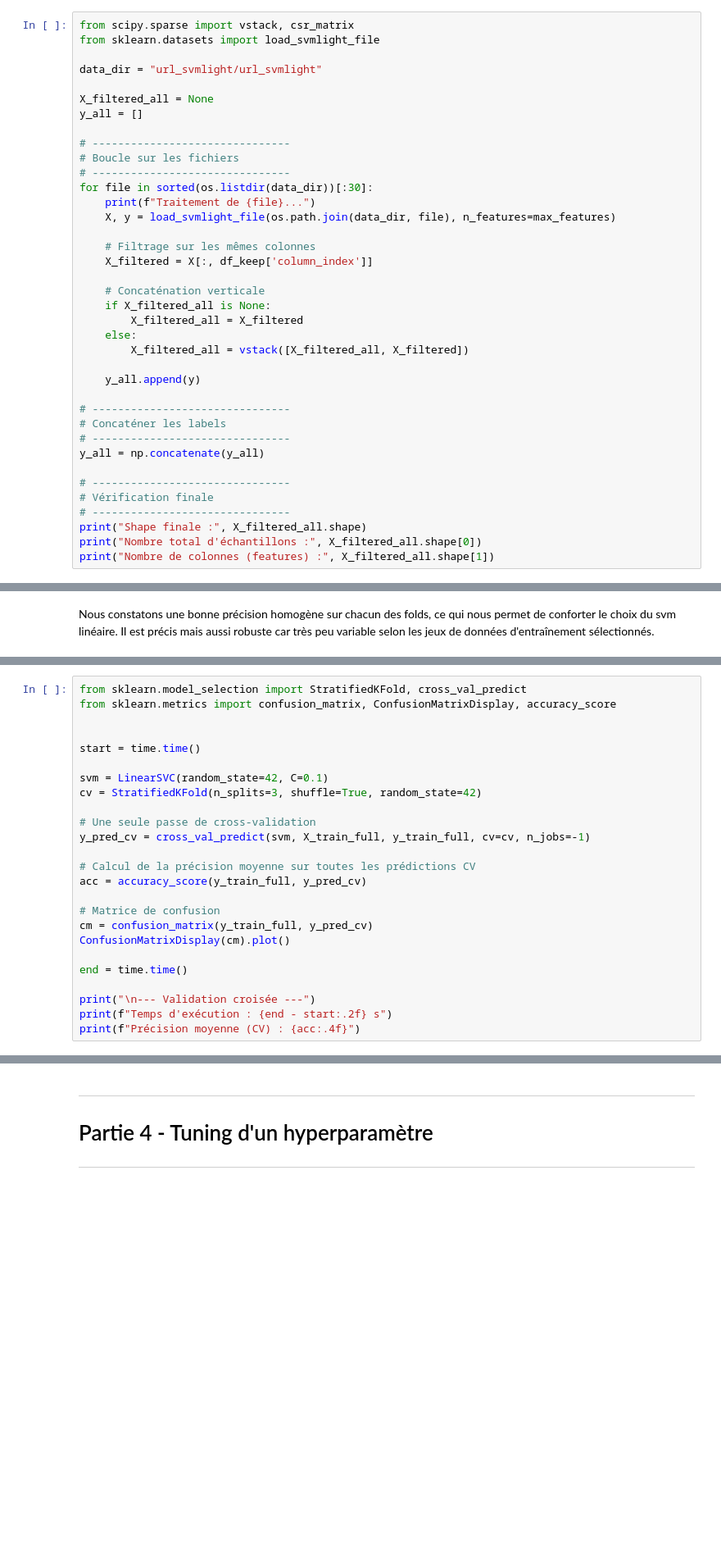
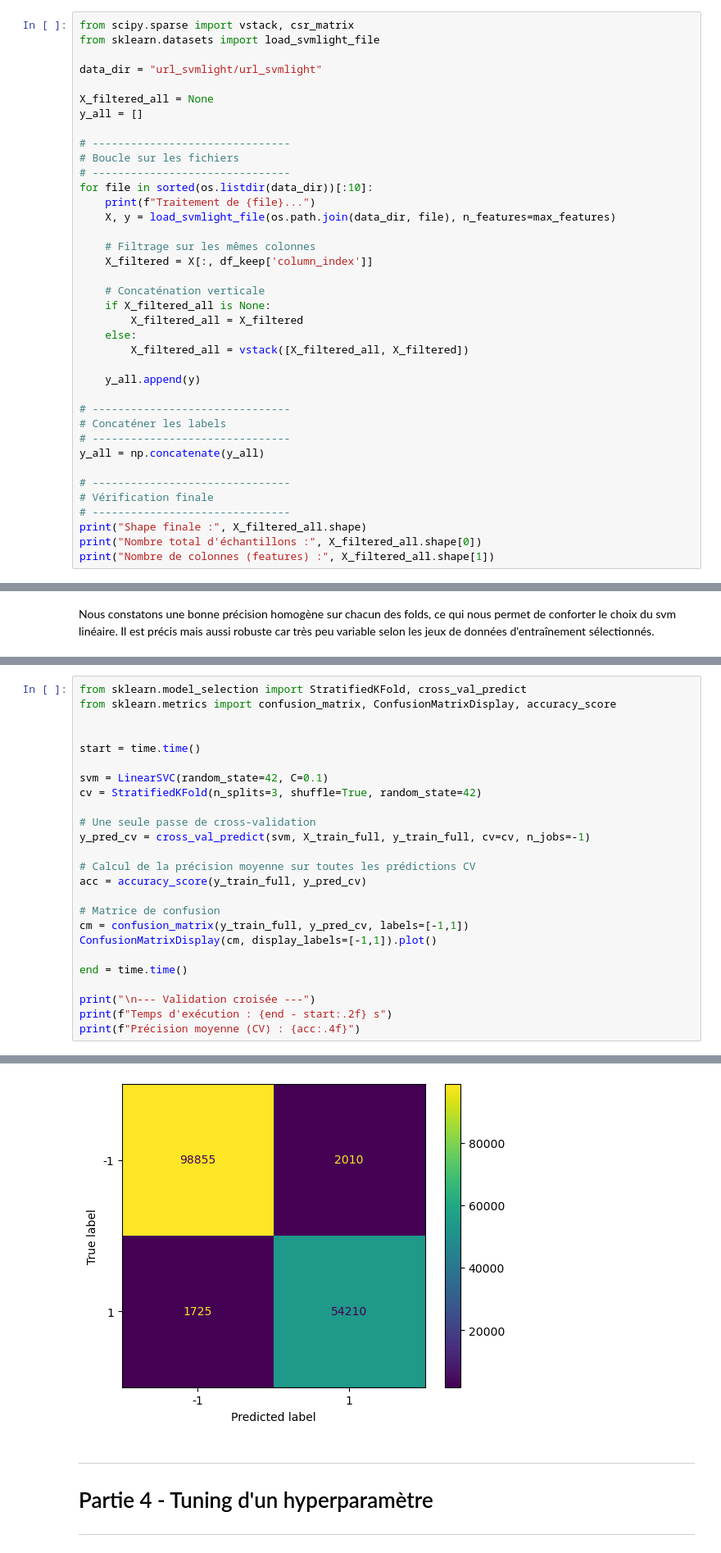
Before and after one commit to adrienmanciet-sys/darkurl-detection, a Jupyter notebook: url_machine_learning.ipynb, the cells around one changed output, grey strips where cells are left out. Shown at 82% size. Cells and saved outputs as stored; diff of their text form; blank space fills up the shorter version.

```diff
--- a/url_machine_learning.ipynb
+++ b/url_machine_learning.ipynb
@@ -157,7 +215,7 @@ y_all = []
 # -------------------------------
 # Boucle sur les fichiers
 # -------------------------------
-for file in sorted(os.listdir(data_dir))[:30]:
+for file in sorted(os.listdir(data_dir))[:10]:
     print(f"Traitement de {file}...")
     X, y = load_svmlight_file(os.path.join(data_dir, file), n_features=max_features)
 
@@ -468,11 +703,12 @@ y_pred_cv = cross_val_predict(svm, X_train_full, y_train_full, cv=cv, n_jobs=-1)
 acc = accuracy_score(y_train_full, y_pred_cv)
 
 # Matrice de confusion
-cm = confusion_matrix(y_train_full, y_pred_cv)
-ConfusionMatrixDisplay(cm).plot()
+cm = confusion_matrix(y_train_full, y_pred_cv, labels=[-1,1])
+ConfusionMatrixDisplay(cm, display_labels=[-1,1]).plot()
 
 end = time.time()
 
 print("\n--- Validation croisée ---")
 print(f"Temps d'exécution : {end - start:.2f} s")
 print(f"Précision moyenne (CV) : {acc:.4f}")
+# %% [output]
@@ -479,3 +718,4 @@ print(f"Précision moyenne (CV) : {acc:.4f}")
+[figure, added]
 # %% [markdown]
 ---
 # Partie 4 - Tuning d'un hyperparamètre
```
Also changed, not shown: parts of 35 cells of this notebook.
